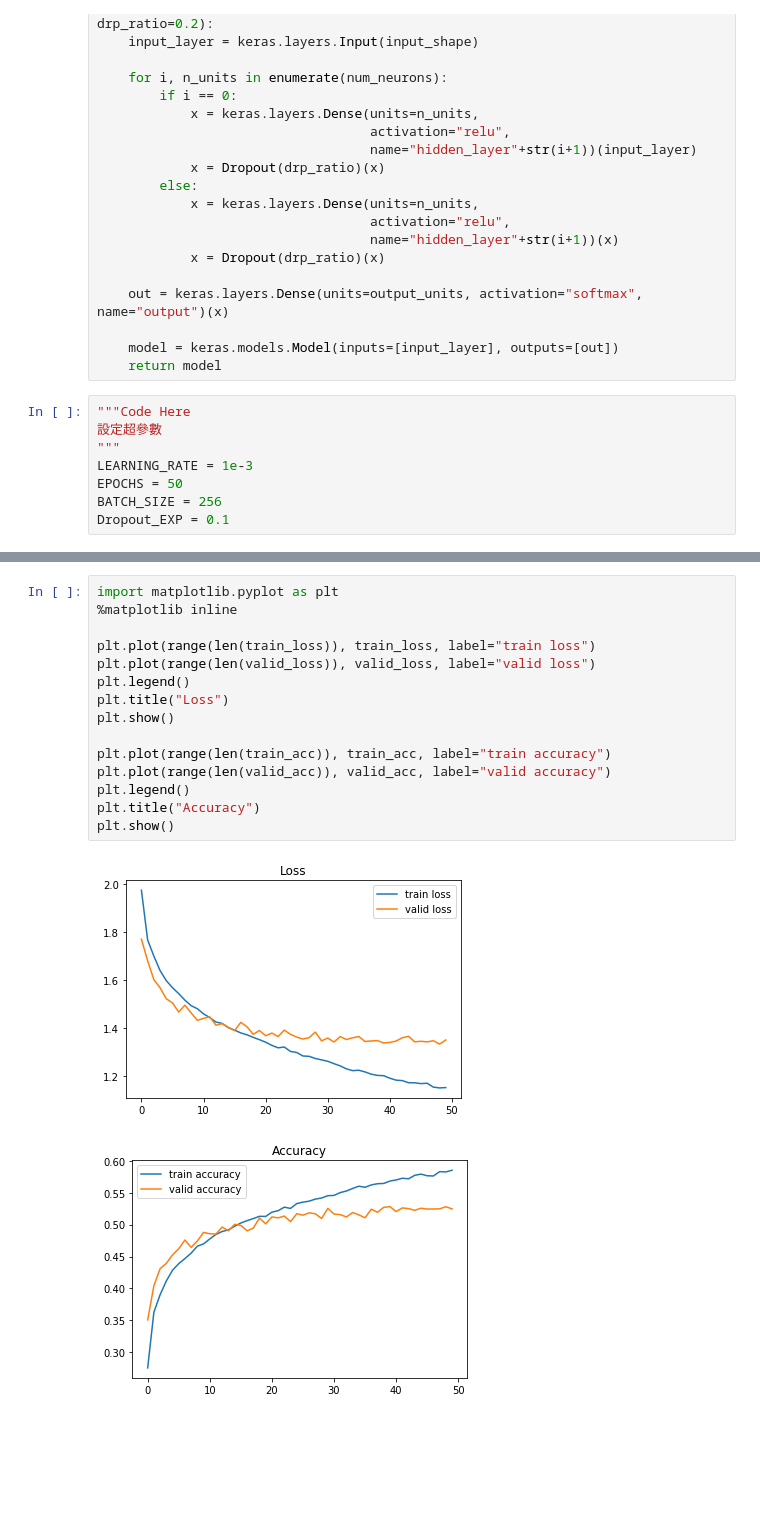
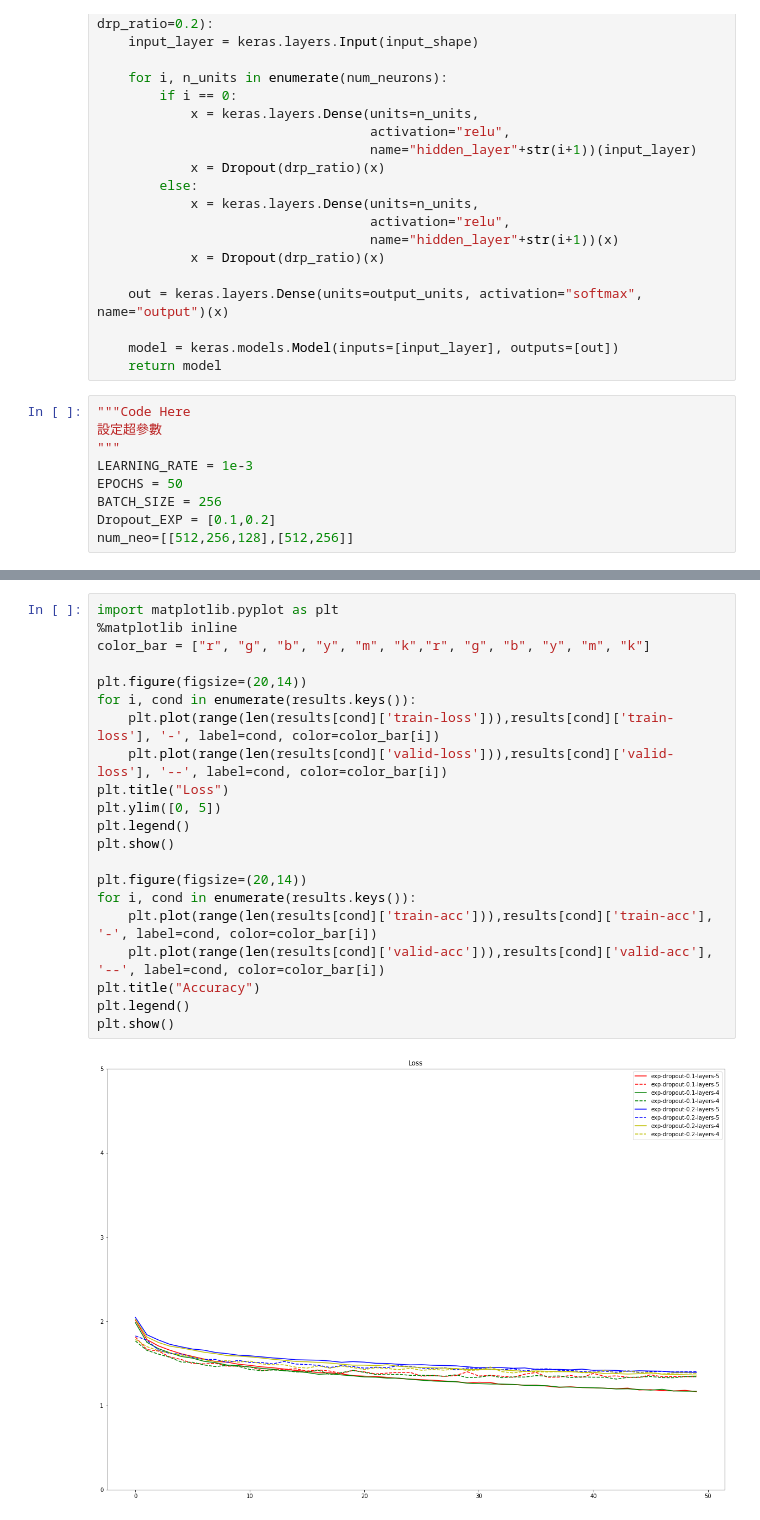
Before and after one commit to a254102008/3rd-ML100Days, a Jupyter notebook: homework/Day082_HW.ipynb, the cells around one changed output, grey strips where cells are left out. Drawn from its saved outputs; the diff is of its cells as text; blank space fills up the shorter version.

```diff
--- a/homework/Day082_HW.ipynb
+++ b/homework/Day082_HW.ipynb
@@ -66,6 +66,7 @@ def build_mlp(input_shape, output_units=10, num_neurons=[512, 256, 128], drp_rat
 LEARNING_RATE = 1e-3
 EPOCHS = 50
 BATCH_SIZE = 256
-Dropout_EXP = 0.1
+Dropout_EXP = [0.1,0.2]
+num_neo=[[512,256,128],[512,256]]
 # %%
 results = {}
@@ -106,18 +116,23 @@ Epoch 50/50
-# %%
-import matplotlib.pyplot as plt
-%matplotlib inline
-
-plt.plot(range(len(train_loss)), train_loss, label="train loss")
-plt.plot(range(len(valid_loss)), valid_loss, label="valid loss")
-plt.legend()
-plt.title("Loss")
-plt.show()
-
-plt.plot(range(len(train_acc)), train_acc, label="train accuracy")
-plt.plot(range(len(valid_acc)), valid_acc, label="valid accuracy")
-plt.legend()
-plt.title("Accuracy")
-plt.show()
-# %% [output]
-[figure, removed]
-[figure, removed]
+# %%
+import matplotlib.pyplot as plt
+%matplotlib inline
+color_bar = ["r", "g", "b", "y", "m", "k","r", "g", "b", "y", "m", "k"]
+
+plt.figure(figsize=(20,14))
+for i, cond in enumerate(results.keys()):
+    plt.plot(range(len(results[cond]['train-loss'])),results[cond]['train-loss'], '-', label=cond, color=color_bar[i])
+    plt.plot(range(len(results[cond]['valid-loss'])),results[cond]['valid-loss'], '--', label=cond, color=color_bar[i])
+plt.title("Loss")
+plt.ylim([0, 5])
+plt.legend()
+plt.show()
+
+plt.figure(figsize=(20,14))
+for i, cond in enumerate(results.keys()):
+    plt.plot(range(len(results[cond]['train-acc'])),results[cond]['train-acc'], '-', label=cond, color=color_bar[i])
+    plt.plot(range(len(results[cond]['valid-acc'])),results[cond]['valid-acc'], '--', label=cond, color=color_bar[i])
+plt.title("Accuracy")
+plt.legend()
+plt.show()
+# %% [output]
+[figure, added]
```
Also changed, not shown: parts of 2 cells of this notebook.
